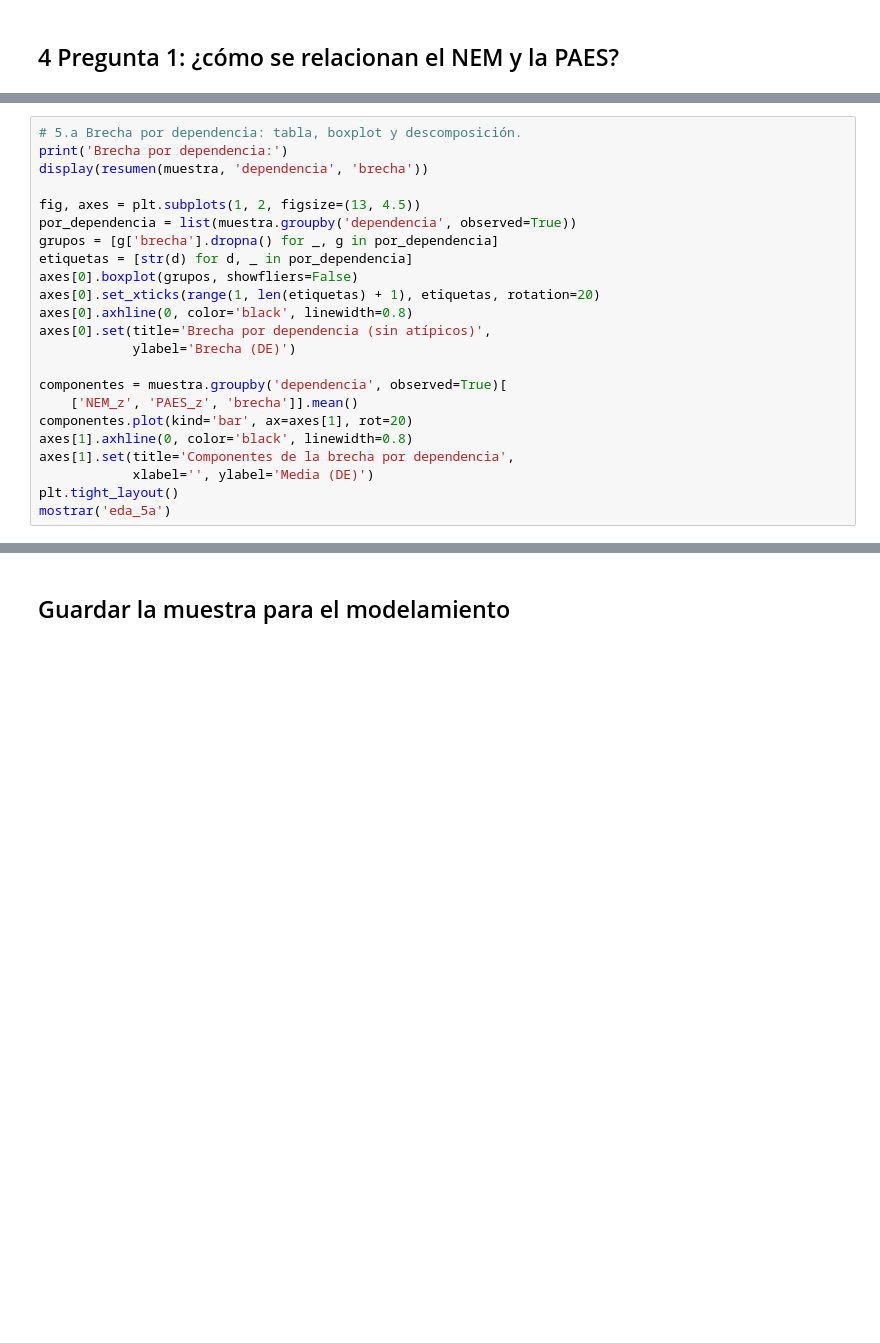
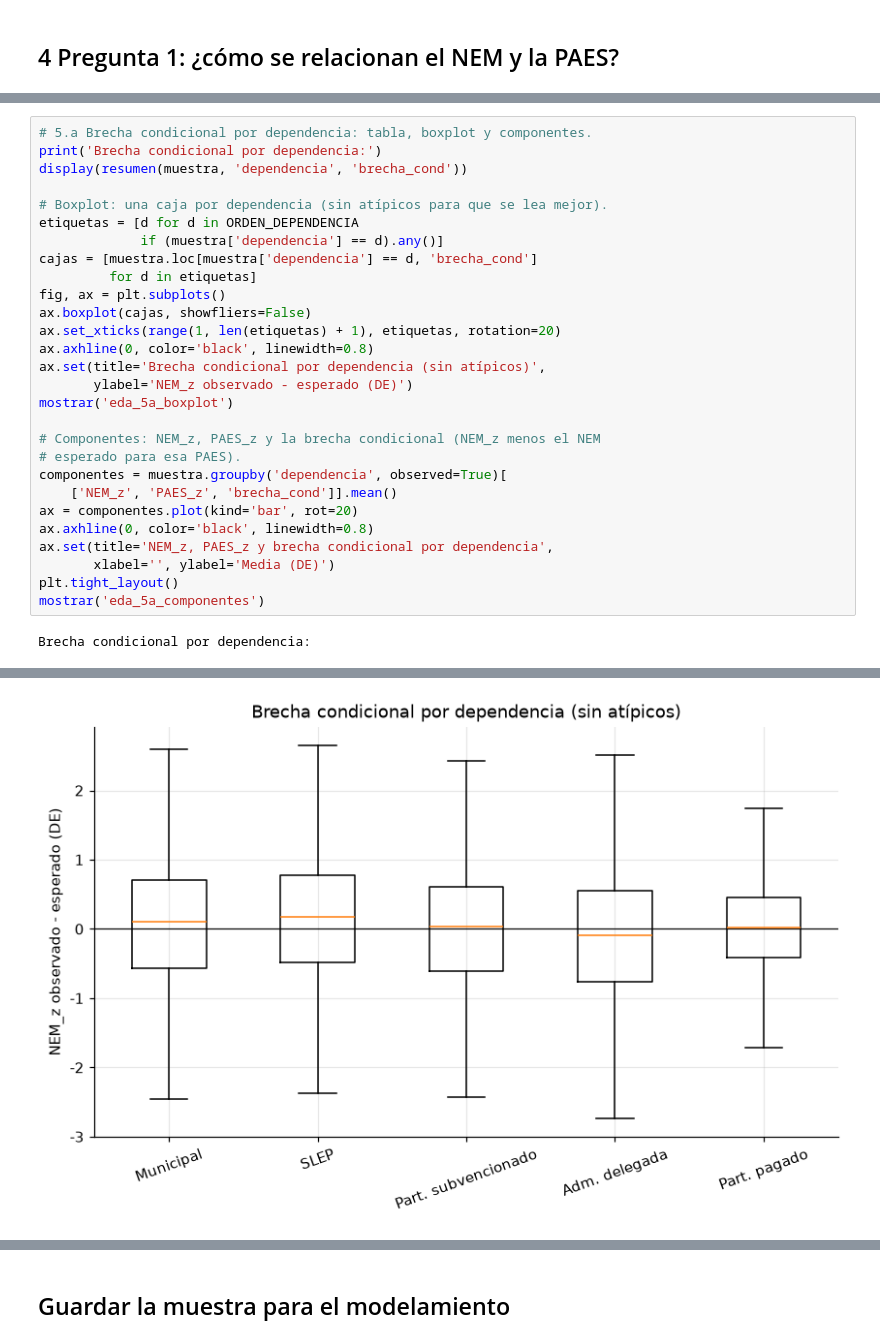
Before and after one commit to msegoviag2007/imt2200, a Jupyter notebook: notebooks/02_eda.ipynb, the cells around one changed output, grey strips where cells are left out. Saved outputs shown, nothing was run; the diff lists cells and outputs as text; blank space fills up the shorter version.

```diff
--- a/notebooks/02_eda.ipynb
+++ b/notebooks/02_eda.ipynb
@@ -283,23 +540,30 @@ interpretación cambia según el caso.
 # %%
-# 5.a Brecha por dependencia: tabla, boxplot y descomposición.
-print('Brecha por dependencia:')
-display(resumen(muestra, 'dependencia', 'brecha'))
+# 5.a Brecha condicional por dependencia: tabla, boxplot y componentes.
+print('Brecha condicional por dependencia:')
+display(resumen(muestra, 'dependencia', 'brecha_cond'))
 
-fig, axes = plt.subplots(1, 2, figsize=(13, 4.5))
-por_dependencia = list(muestra.groupby('dependencia', observed=True))
-grupos = [g['brecha'].dropna() for _, g in por_dependencia]
-etiquetas = [str(d) for d, _ in por_dependencia]
-axes[0].boxplot(grupos, showfliers=False)
-axes[0].set_xticks(range(1, len(etiquetas) + 1), etiquetas, rotation=20)
-axes[0].axhline(0, color='black', linewidth=0.8)
-axes[0].set(title='Brecha por dependencia (sin atípicos)',
-            ylabel='Brecha (DE)')
+# Boxplot: una caja por dependencia (sin atípicos para que se lea mejor).
+etiquetas = [d for d in ORDEN_DEPENDENCIA
+             if (muestra['dependencia'] == d).any()]
+cajas = [muestra.loc[muestra['dependencia'] == d, 'brecha_cond']
+         for d in etiquetas]
+fig, ax = plt.subplots()
+ax.boxplot(cajas, showfliers=False)
+ax.set_xticks(range(1, len(etiquetas) + 1), etiquetas, rotation=20)
+ax.axhline(0, color='black', linewidth=0.8)
+ax.set(title='Brecha condicional por dependencia (sin atípicos)',
+       ylabel='NEM_z observado - esperado (DE)')
+mostrar('eda_5a_boxplot')
 
+# Componentes: NEM_z, PAES_z y la brecha condicional (NEM_z menos el NEM
+# esperado para esa PAES).
 componentes = muestra.groupby('dependencia', observed=True)[
-    ['NEM_z', 'PAES_z', 'brecha']].mean()
-componentes.plot(kind='bar', ax=axes[1], rot=20)
-axes[1].axhline(0, color='black', linewidth=0.8)
-axes[1].set(title='Componentes de la brecha por dependencia',
-            xlabel='', ylabel='Media (DE)')
+    ['NEM_z', 'PAES_z', 'brecha_cond']].mean()
+ax = componentes.plot(kind='bar', rot=20)
+ax.axhline(0, color='black', linewidth=0.8)
+ax.set(title='NEM_z, PAES_z y brecha condicional por dependencia',
+       xlabel='', ylabel='Media (DE)')
 plt.tight_layout()
-mostrar('eda_5a')
+mostrar('eda_5a_componentes')
+# %% [output]
+Brecha condicional por dependencia:
@@ -305,0 +577 @@ mostrar('eda_5a')
+[figure, added]
```
Also changed, not shown: parts of 40 cells of this notebook, 35 other files.
